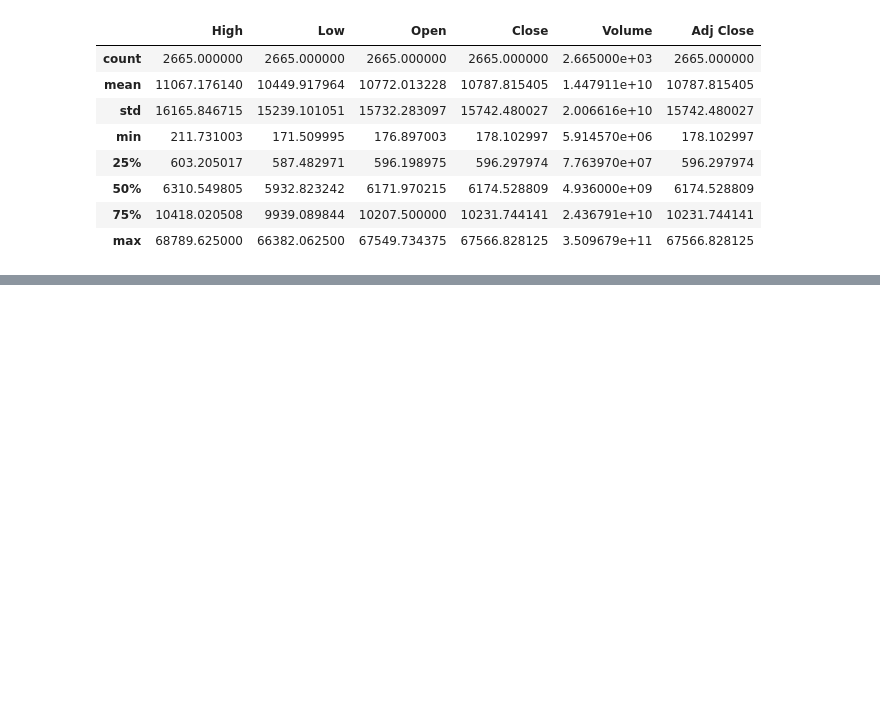
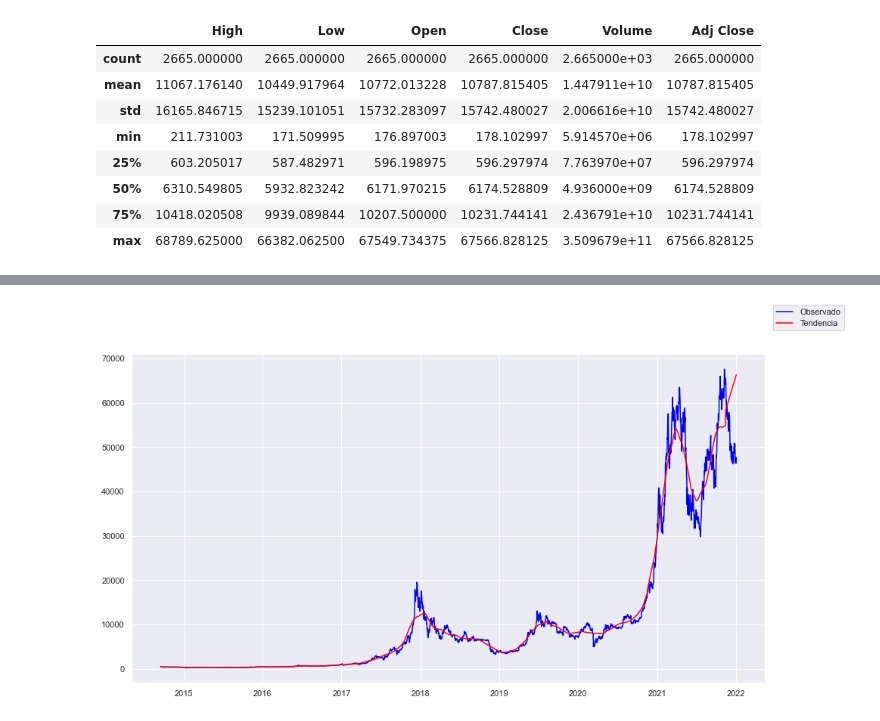
Before and after one commit to RodolfoGDS/Analise_tecnica_python, a Jupyter notebook: Analisando o Bitcoin.ipynb, the cells around one changed output, grey strips where cells are left out. Saved outputs shown, nothing was run; the diff lists cells and outputs as text; code cells hidden in the pictures; blank space fills up the shorter version.

```diff
--- a/Analisando o Bitcoin.ipynb
+++ b/Analisando o Bitcoin.ipynb
@@ -137,0 +240,10 @@ TypeError: Index(...) must be called with a collection of some kind, 'seasonal'
+# %%
+# Comparadndo o observado com a tendecia
+
+ax, fig = plt.subplots(figsize=(15,8))
+plt.plot(decomposicao_btc_aditiva.observed, color='blue', label='Observado')
+plt.plot(decomposicao_btc_aditiva.trend, color= 'red', label= 'Tendencia')
+ax.legend(labels= ['Observado', 'Tendencia'])
+ax=ax
+# %% [output]
+[figure, added]
```
Also changed, not shown: parts of 4 cells of this notebook.
